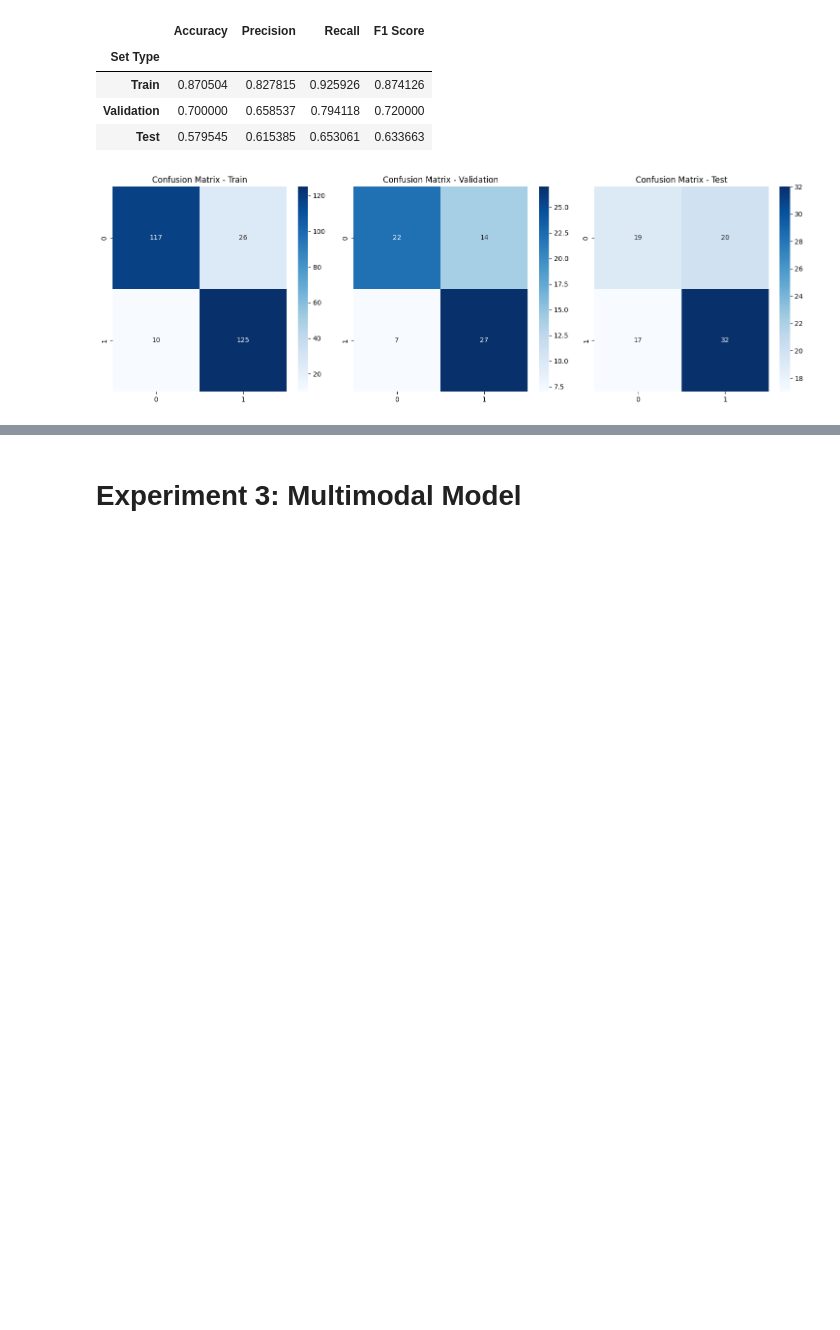
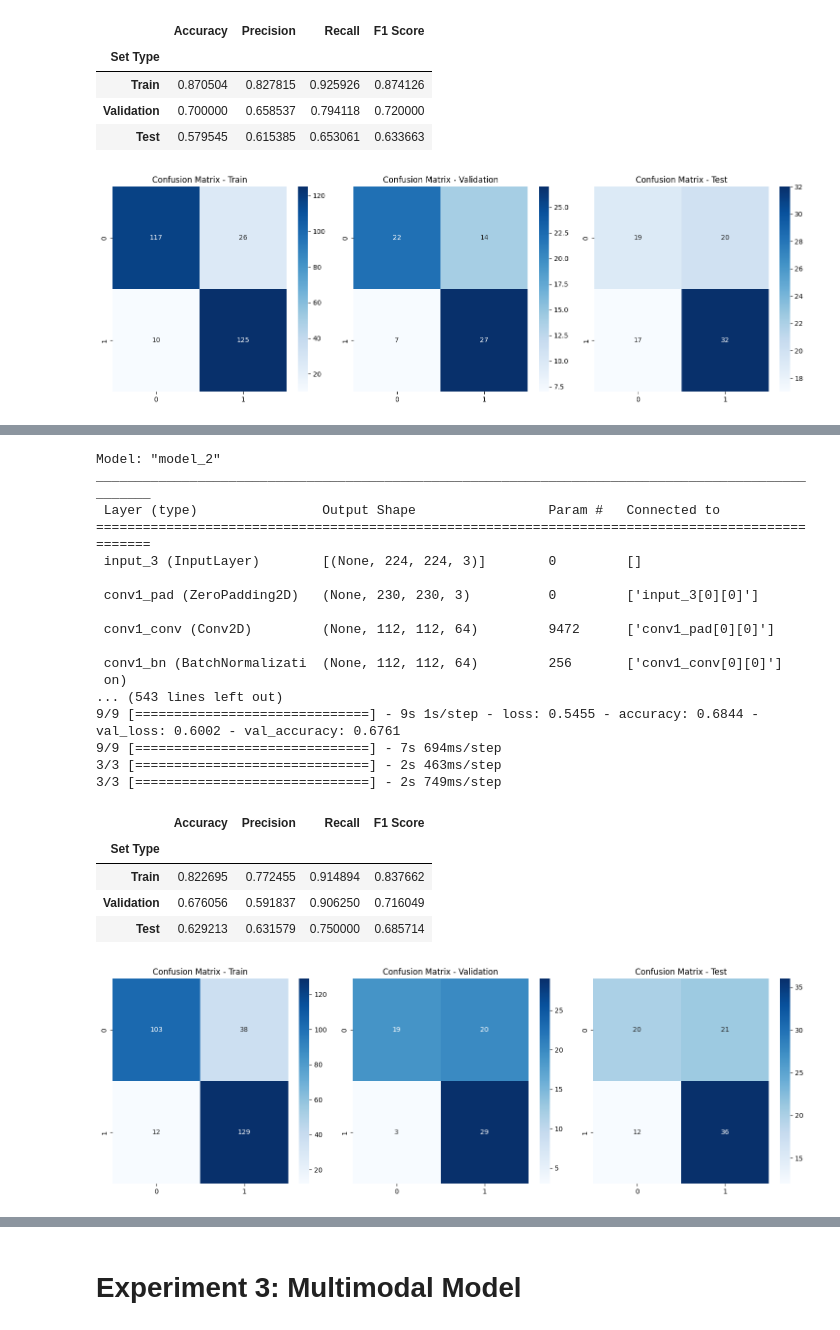
Before and after one commit to Kimberly97llp/cvproject, a Jupyter notebook: experiment2.ipynb, the cells around one changed output, grey strips where cells are left out. Saved outputs shown, nothing was run; the diff lists cells and outputs as text; code cells hidden in the pictures; blank space fills up the shorter version.

```diff
--- a/experiment2.ipynb
+++ b/experiment2.ipynb
@@ -994,0 +1191,26 @@ metrics_df = evaluate_model(model, 0.5, X_train, y_train, X_val, y_val, X_test,
+# %%
+running(balanced_adc, forresnet)
+# %% [output]
+Model: "model_2"
+__________________________________________________________________________________________________
+ Layer (type)                Output Shape                 Param #   Connected to
+==================================================================================================
+ input_3 (InputLayer)        [(None, 224, 224, 3)]        0         []
+
+ conv1_pad (ZeroPadding2D)   (None, 230, 230, 3)          0         ['input_3[0][0]']
+
+ conv1_conv (Conv2D)         (None, 112, 112, 64)         9472      ['conv1_pad[0][0]']
+
+ conv1_bn (BatchNormalizati  (None, 112, 112, 64)         256       ['conv1_conv[0][0]']
+ on)
+... (543 lines left out)
+9/9 [==============================] - 9s 1s/step - loss: 0.5455 - accuracy: 0.6844 - val_loss: 0.6002 - val_accuracy: 0.6761
+9/9 [==============================] - 7s 694ms/step
+3/3 [==============================] - 2s 463ms/step
+3/3 [==============================] - 2s 749ms/step
+|  | Accuracy | Precision | Recall | F1 Score |
+| Set Type |  |  |  |  |
+| Train | 0.822695 | 0.772455 | 0.914894 | 0.837662 |
+| Validation | 0.676056 | 0.591837 | 0.906250 | 0.716049 |
+| Test | 0.629213 | 0.631579 | 0.750000 | 0.685714 |
+[figure, added]
```
Also changed, not shown: parts of 15 cells of this notebook.
